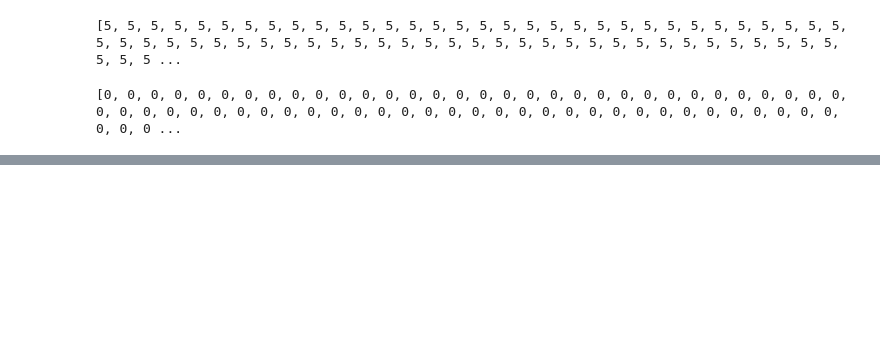
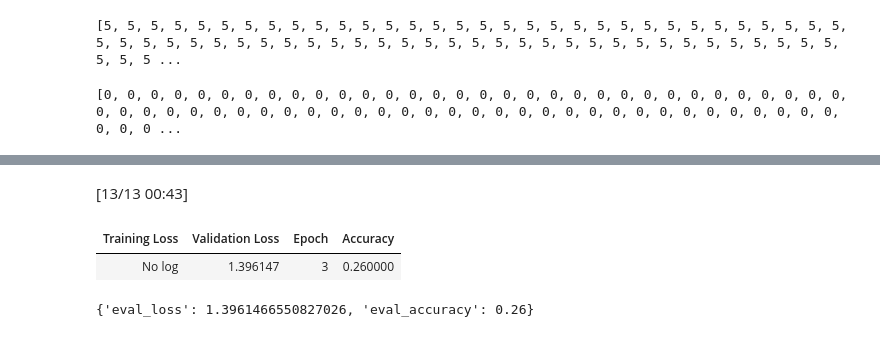
Before and after one commit to wanderer878/jupyter, a Jupyter notebook: Text_classification_Xlnet.ipynb, the cells around one changed output, grey strips where cells are left out. Saved outputs shown, nothing was run; the diff lists cells and outputs as text; code cells hidden in the pictures; blank space fills up the shorter version.

```diff
--- a/Text_classification_Xlnet.ipynb
+++ b/Text_classification_Xlnet.ipynb
@@ -235,0 +232,7 @@ TrainOutput(global_step=39, training_loss=1.4117245796399238, metrics={'train_ru
+# %%
+trainer.evaluate()
+# %% [output]
+[13/13 00:43]
+| Training Loss | Validation Loss | Epoch | Accuracy |
+| No log | 1.396147 | 3 | 0.260000 |
+{'eval_loss': 1.3961466550827026, 'eval_accuracy': 0.26}
```
Also changed, not shown: parts of 11 cells of this notebook.
